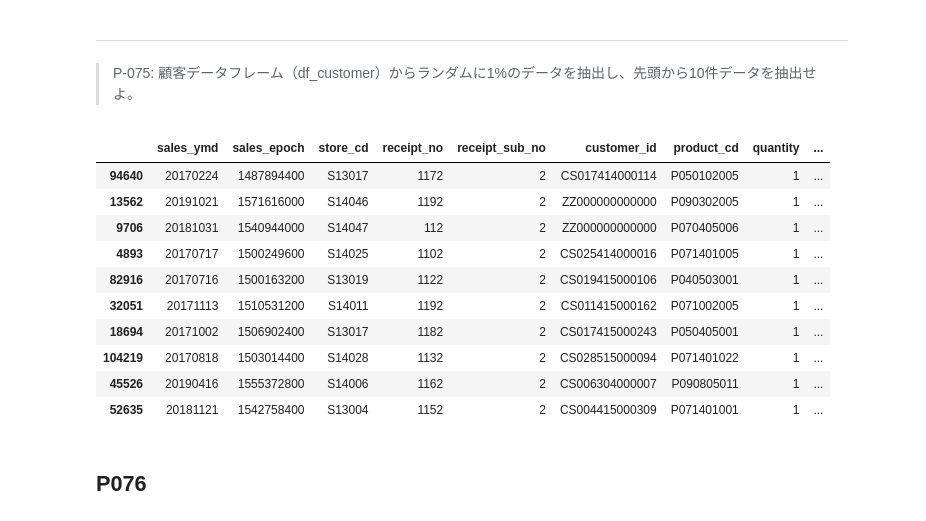
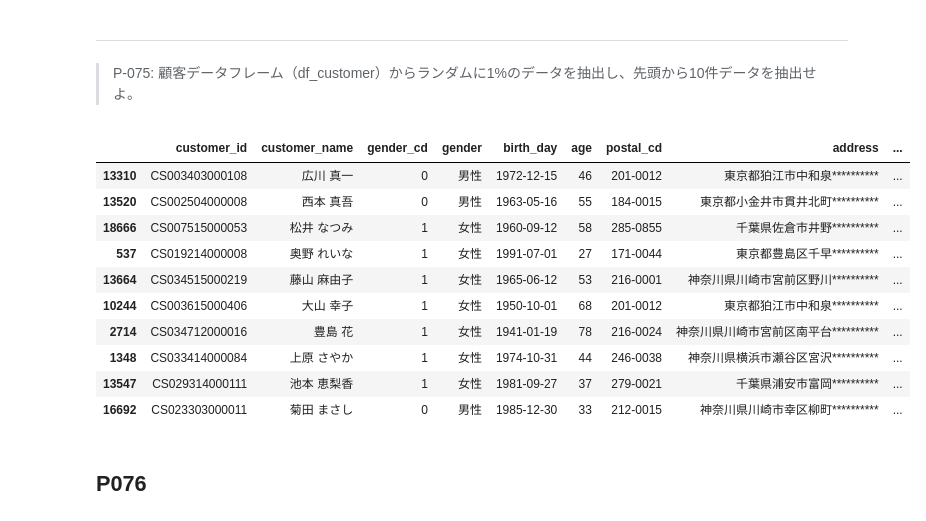
Before and after one commit to okusama27/koan, a Jupyter notebook: 100knock/submit/kame-chan/100_knock_Python(kame-chan).ipynb, the cells around one changed output. Saved outputs shown, nothing was run; the diff lists cells and outputs as text; code cells hidden in the pictures.

```diff
--- a/100knock/submit/kame-chan/100_knock_Python(kame-chan).ipynb
+++ b/100knock/submit/kame-chan/100_knock_Python(kame-chan).ipynb
@@ -1980,20 +1986,20 @@ df74.head()
 > P-075: 顧客データフレーム（df_customer）からランダムに1%のデータを抽出し、先頭から10件データを抽出せよ。
 # %%
 # https://note.nkmk.me/python-pandas-sample/
-df75 = df_receipt.copy()
+df75 = df_customer.copy()
 df75.sample(frac=0.01).head(10)
 # %% [output]
-|  | sales_ymd | sales_epoch | store_cd | receipt_no | receipt_sub_no | customer_id | product_cd | quantity | ... |
-| 94640 | 20170224 | 1487894400 | S13017 | 1172 | 2 | CS017414000114 | P050102005 | 1 | ... |
-| 13562 | 20191021 | 1571616000 | S14046 | 1192 | 2 | ZZ000000000000 | P090302005 | 1 | ... |
-| 9706 | 20181031 | 1540944000 | S14047 | 112 | 2 | ZZ000000000000 | P070405006 | 1 | ... |
-| 4893 | 20170717 | 1500249600 | S14025 | 1102 | 2 | CS025414000016 | P071401005 | 1 | ... |
-| 82916 | 20170716 | 1500163200 | S13019 | 1122 | 2 | CS019415000106 | P040503001 | 1 | ... |
-| 32051 | 20171113 | 1510531200 | S14011 | 1192 | 2 | CS011415000162 | P071002005 | 1 | ... |
-| 18694 | 20171002 | 1506902400 | S13017 | 1182 | 2 | CS017415000243 | P050405001 | 1 | ... |
-| 104219 | 20170818 | 1503014400 | S14028 | 1132 | 2 | CS028515000094 | P071401022 | 1 | ... |
-| 45526 | 20190416 | 1555372800 | S14006 | 1162 | 2 | CS006304000007 | P090805011 | 1 | ... |
-| 52635 | 20181121 | 1542758400 | S13004 | 1152 | 2 | CS004415000309 | P071401001 | 1 | ... |
+|  | customer_id | customer_name | gender_cd | gender | birth_day | age | postal_cd | address | ... |
+| 13310 | CS003403000108 | 広川 真一 | 0 | 男性 | 1972-12-15 | 46 | 201-0012 | 東京都狛江市中和泉********** | ... |
+| 13520 | CS002504000008 | 西本 真吾 | 0 | 男性 | 1963-05-16 | 55 | 184-0015 | 東京都小金井市貫井北町********** | ... |
+| 18666 | CS007515000053 | 松井 なつみ | 1 | 女性 | 1960-09-12 | 58 | 285-0855 | 千葉県佐倉市井野********** | ... |
+| 537 | CS019214000008 | 奥野 れいな | 1 | 女性 | 1991-07-01 | 27 | 171-0044 | 東京都豊島区千早********** | ... |
+| 13664 | CS034515000219 | 藤山 麻由子 | 1 | 女性 | 1965-06-12 | 53 | 216-0001 | 神奈川県川崎市宮前区野川********** | ... |
+| 10244 | CS003615000406 | 大山 幸子 | 1 | 女性 | 1950-10-01 | 68 | 201-0012 | 東京都狛江市中和泉********** | ... |
+| 2714 | CS034712000016 | 豊島 花 | 1 | 女性 | 1941-01-19 | 78 | 216-0024 | 神奈川県川崎市宮前区南平台********** | ... |
+| 1348 | CS033414000084 | 上原 さやか | 1 | 女性 | 1974-10-31 | 44 | 246-0038 | 神奈川県横浜市瀬谷区宮沢********** | ... |
+| 13547 | CS029314000111 | 池本 恵梨香 | 1 | 女性 | 1981-09-27 | 37 | 279-0021 | 千葉県浦安市富岡********** | ... |
+| 16692 | CS023303000011 | 菊田 まさし | 0 | 男性 | 1985-12-30 | 33 | 212-0015 | 神奈川県川崎市幸区柳町********** | ... |
 # %% [markdown]
 ## P076
 # %% [markdown]
```
Also changed, not shown: parts of 7 cells of this notebook.
